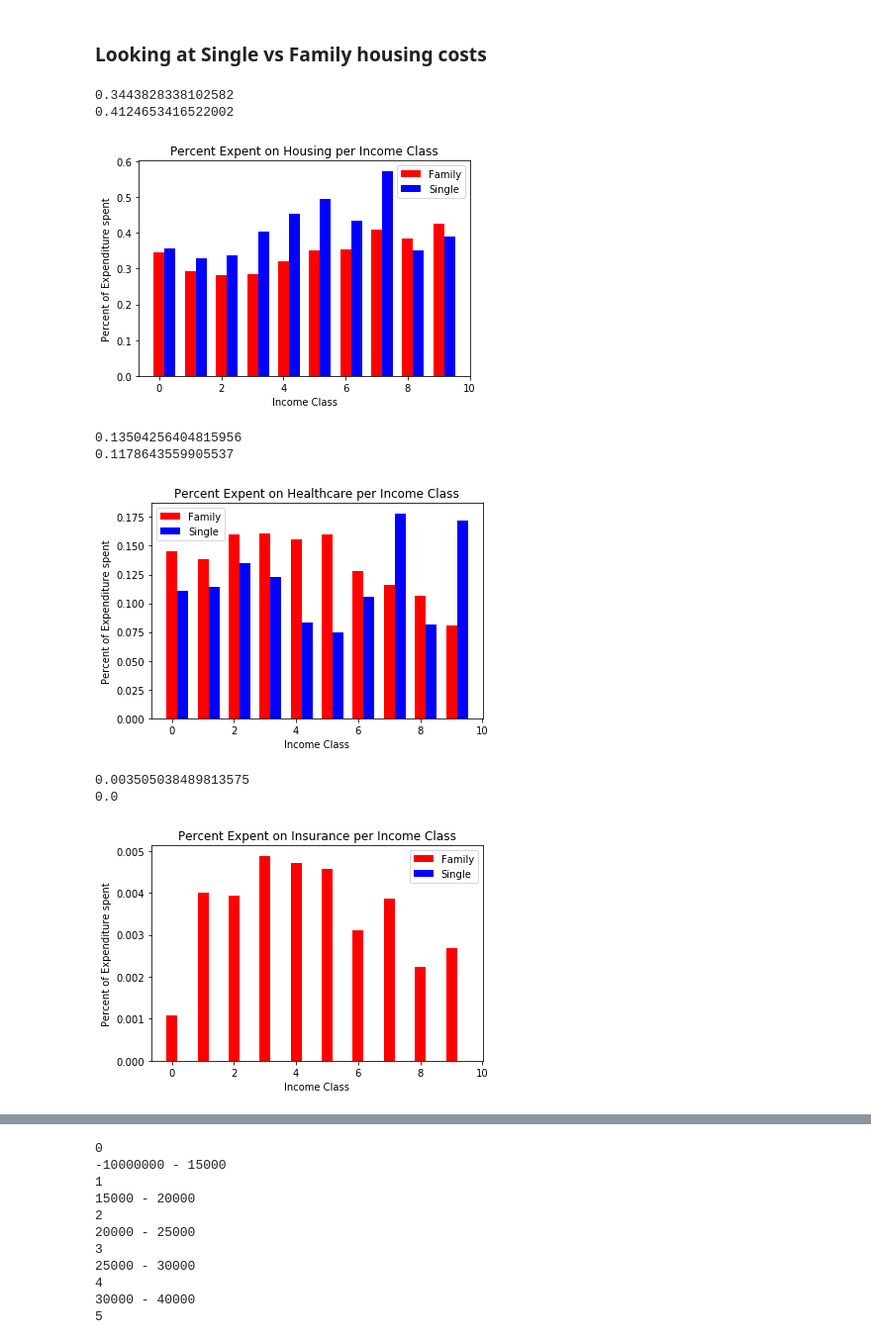
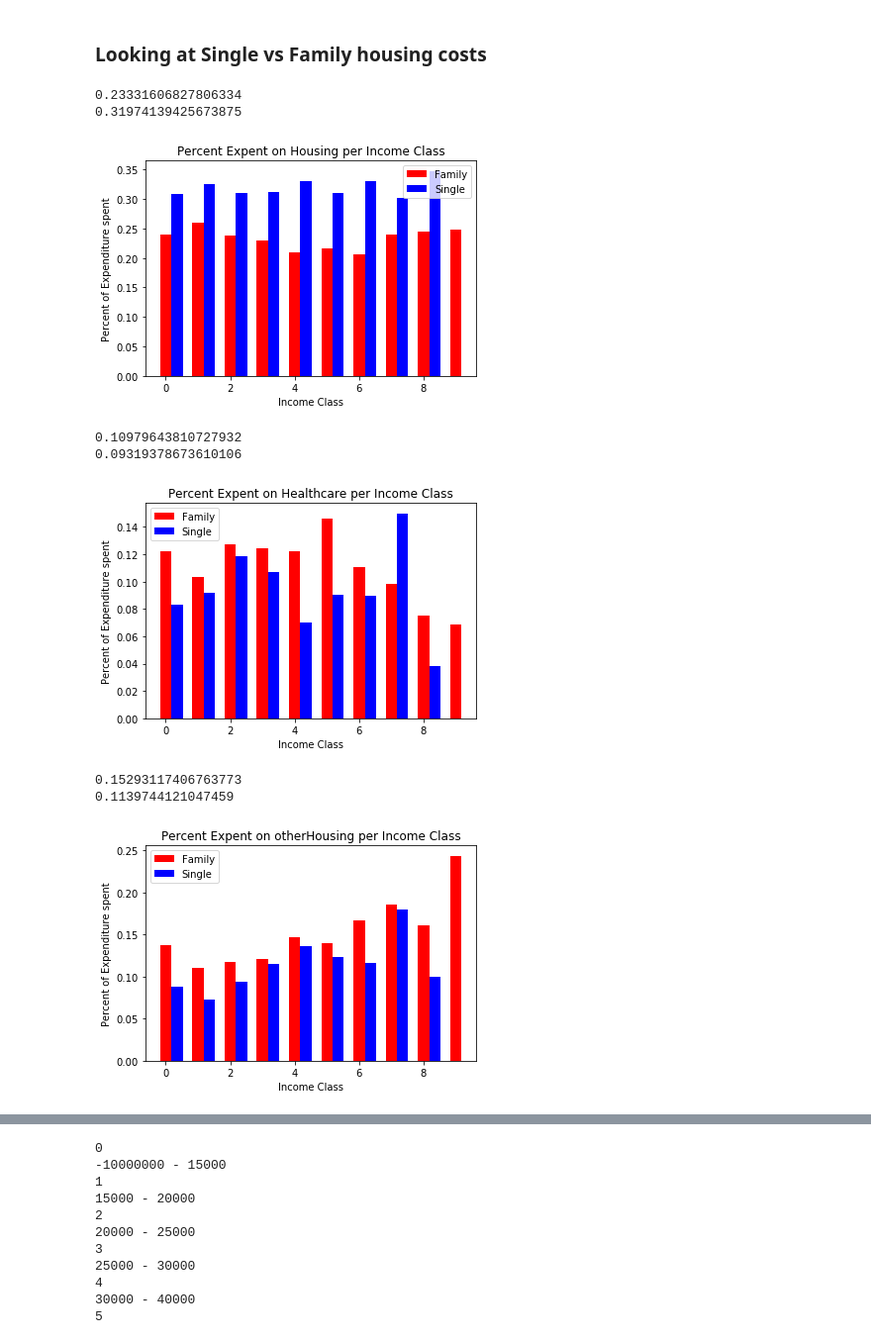
Before and after one commit to lunhuamao/BLS_Python_Analysis, a Jupyter notebook: plyntyPythonSingleVsFamily.ipynb, the cells around one changed output, grey strips where cells are left out. Shown at 99% size. Saved outputs shown, nothing was run; the diff lists cells and outputs as text; code cells hidden in the pictures.

Commit message:
Last commit before cleaning

```diff
--- a/plyntyPythonSingleVsFamily.ipynb
+++ b/plyntyPythonSingleVsFamily.ipynb
@@ -149,10 +149,14 @@ IntStub.loc[IntStub.level == "*", 'level'] = 0
 outputs from cell:
 - mtbiTrimmed: Dataframe with NewID, TotatlExp and each entry of cost.
 # %%
+monthlyHousing = ["220311","220313","880110","210110","800710","210901","220312","220314","880310","210902"]
+monthlyHousing.extend(categoricalUCCRollUp(IStub, ["UTILS"]))
+
 rollupDict = {"iTotalExp":(categoricalUCCRollUp(IStub,["TOTALE"])),
 "iFoodAtHome":(categoricalUCCRollUp(IStub, ["FOODHO", "ALCHOM"])),
 "iFoodAway":(categoricalUCCRollUp(IStub, ["FOODAW", "ALCAWA"])),
-"iHousing":(categoricalUCCRollUp(IStub, ["HOUSIN"], ignoreUCCs = categoricalUCCRollUp(IStub, ["UTILS"]))),
+"iHousing":(["220311","220313","880110","210110","800710","210901","220312","220314","880310","210902"]),
+"otherHousing":(categoricalUCCRollUp(IStub, ["HOUSIN"], ignoreUCCs = monthlyHousing)),
 "iUtilites":(categoricalUCCRollUp(IStub, ["UTILS"])),
 "iClothingAndBeauty":(categoricalUCCRollUp(IStub, ["APPARE","PERSCA"])),
 "iTransportation":(categoricalUCCRollUp(IStub, ["TRANS"])),
@@ -168,7 +172,7 @@ rollupDict = {"iTotalExp":(categoricalUCCRollUp(IStub,["TOTALE"])),
 # multiplying by 4 gives a estimate for each year (3 * 4 = 12)
 mtbiRolledUp = rollUpDataframeDict(mtbi, rollupDict, negativeColumns=["iHousingPrinciple"], multiple=4)
 
-mtbiTrimmed = mtbiRolledUp.loc[: , ['NEWID','iTotalExp','iFoodAtHome','iFoodAway','iHousing','iUtilites','iClothingAndBeauty','iTransportation','iHealthcare','iEntertainment','iMiscellaneous','iCharitableAndFamilyGiving','iInsurance','iEducation','iHousingPrinciple']]
+mtbiTrimmed = mtbiRolledUp.loc[: , ['NEWID','iTotalExp','iFoodAtHome','iFoodAway','iHousing','otherHousing','iUtilites','iClothingAndBeauty','iTransportation','iHealthcare','iEntertainment','iMiscellaneous','iCharitableAndFamilyGiving','iInsurance','iEducation','iHousingPrinciple']]
 # %% [markdown]
 ### Creating average expended on healthcare
 # %% [markdown]
@@ -184,7 +188,8 @@ iExpensesByNewID = mtbiTrimmed.groupby(['NEWID'],as_index=False).sum()
 nonZeroColumns = ['iFoodAtHome','iFoodAway','iHousing','iUtilites']
 for column in nonZeroColumns:
     iExpensesByNewID = iExpensesByNewID[iExpensesByNewID[column] != 0]
-iExpensesByNewID['iHousing'] = iExpensesByNewID['iHousing']+iExpensesByNewID['iHousingPrinciple']
+iExpensesByNewID['iHousing'] += iExpensesByNewID['iHousingPrinciple']
+iExpensesByNewID['iTotalExp'] += iExpensesByNewID['iHousingPrinciple']
 # %% [markdown]
 ### Subestting FMLI for age and recoding the incomebrackets
 # %%
@@ -563,9 +618,9 @@ plt.title('Percent Expent on Housing per Income Class')
 plt.legend()
 plt.show()
 # %% [output]
-0.3443828338102582
-0.4124653416522002
+0.23331606827806334
+0.31974139425673875
-[figure, old version]
+[figure, new version]
 # %%
 print(cleanPercentagesFamily.iHealthcare.mean())
 print(cleanPercentagesSingle.iHealthcare.mean())
@@ -596,42 +651,42 @@ plt.title('Percent Expent on Healthcare per Income Class')
 plt.legend()
 plt.show()
 # %% [output]
-0.13504256404815956
-0.1178643559905537
+0.10979643810727932
+0.09319378673610106
-[figure, old version]
+[figure, new version]
 # %%
-print(cleanPercentagesFamily.iInsurance.mean())
-print(cleanPercentagesSingle.iInsurance.mean())
+print(cleanPercentagesFamily.otherHousing.mean())
+print(cleanPercentagesSingle.otherHousing.mean())
 
 n_groups = 3
-values1 = cleanPercentagesFamily.iInsurance
-values2 = cleanPercentagesSingle.iInsurance
+values1 = cleanPercentagesFamily.otherHousing
+values2 = cleanPercentagesSingle.otherHousing
 
 fig, ax = plt.subplots()
 index = np.arange(n_groups)
 bar_width = 0.35
 opacity = 1
 
 rects1 = plt.bar(cleanPercentagesFamily.index, values1, bar_width,
                  alpha=opacity,
                  color='r',
                  label='Family')
 
 rects2 = plt.bar(cleanPercentagesSingle.index + bar_width, values2, bar_width,
                  alpha=opacity,
                  color='b',
                  label='Single')
 
 
 plt.xlabel('Income Class')
 plt.ylabel('Percent of Expenditure spent')
-plt.title('Percent Expent on Insurance per Income Class')
+plt.title('Percent Expent on otherHousing per Income Class')
 plt.legend()
 plt.show()
 # %% [output]
-0.003505038489813575
-0.0
+0.15293117406763773
+0.1139744121047459
-[figure, old version]
+[figure, new version]
 # %%
 valueFam = cleanFamily.iTotalExp
 valueSingle = cleanSingle.iTotalExp
```
Also changed, not shown: parts of 16 cells of this notebook, 13 other files.
